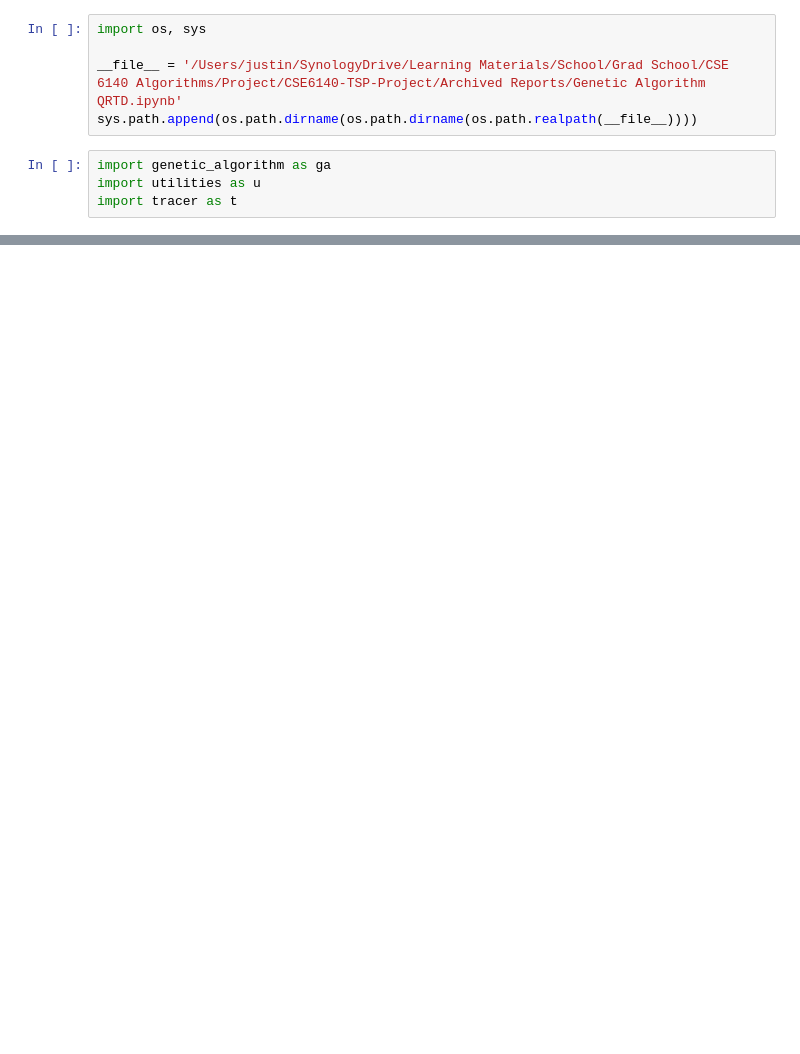
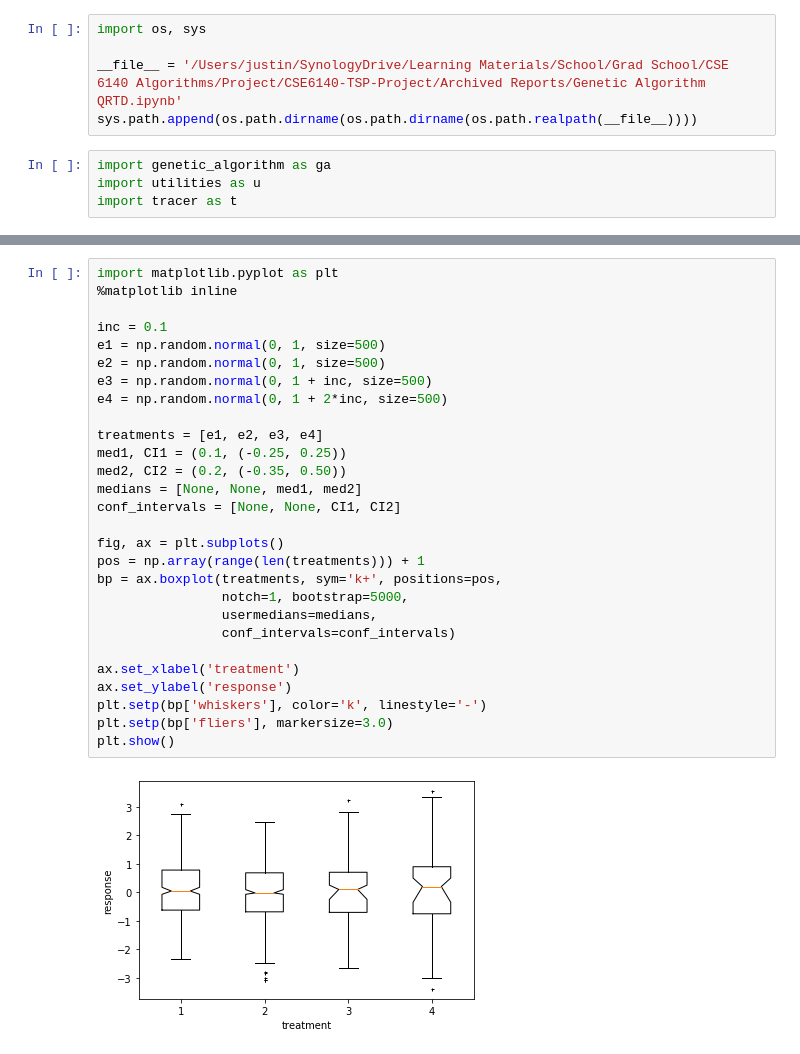
Before and after one commit to moalani/CSE6140-TSP-Project, a Jupyter notebook: Archived Reports/Genetic Algorithm QRTD.ipynb, the cells around one changed output, grey strips where cells are left out. Drawn from its saved outputs; the diff is of its cells as text; blank space fills up the shorter version.

```diff
--- a/Archived Reports/Genetic Algorithm QRTD.ipynb
+++ b/Archived Reports/Genetic Algorithm QRTD.ipynb
@@ -74,0 +291,30 @@ results
+# %%
+import matplotlib.pyplot as plt
+%matplotlib inline
+
+inc = 0.1
+e1 = np.random.normal(0, 1, size=500)
+e2 = np.random.normal(0, 1, size=500)
+e3 = np.random.normal(0, 1 + inc, size=500)
+e4 = np.random.normal(0, 1 + 2*inc, size=500)
+
+treatments = [e1, e2, e3, e4]
+med1, CI1 = (0.1, (-0.25, 0.25))
+med2, CI2 = (0.2, (-0.35, 0.50))
+medians = [None, None, med1, med2]
+conf_intervals = [None, None, CI1, CI2]
+
+fig, ax = plt.subplots()
+pos = np.array(range(len(treatments))) + 1
+bp = ax.boxplot(treatments, sym='k+', positions=pos,
+                notch=1, bootstrap=5000,
+                usermedians=medians,
+                conf_intervals=conf_intervals)
+
+ax.set_xlabel('treatment')
+ax.set_ylabel('response')
+plt.setp(bp['whiskers'], color='k', linestyle='-')
+plt.setp(bp['fliers'], markersize=3.0)
+plt.show()
+# %% [output]
+[figure, added]
```
Also changed, not shown: parts of 27 cells of this notebook, 1 other file.
